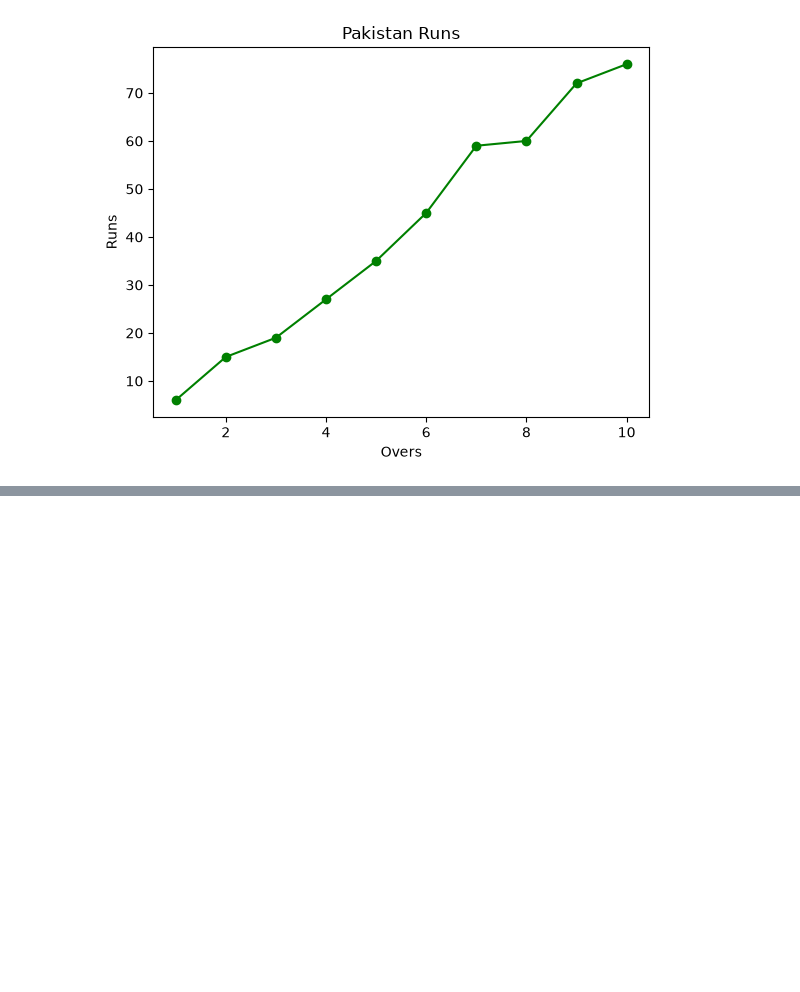
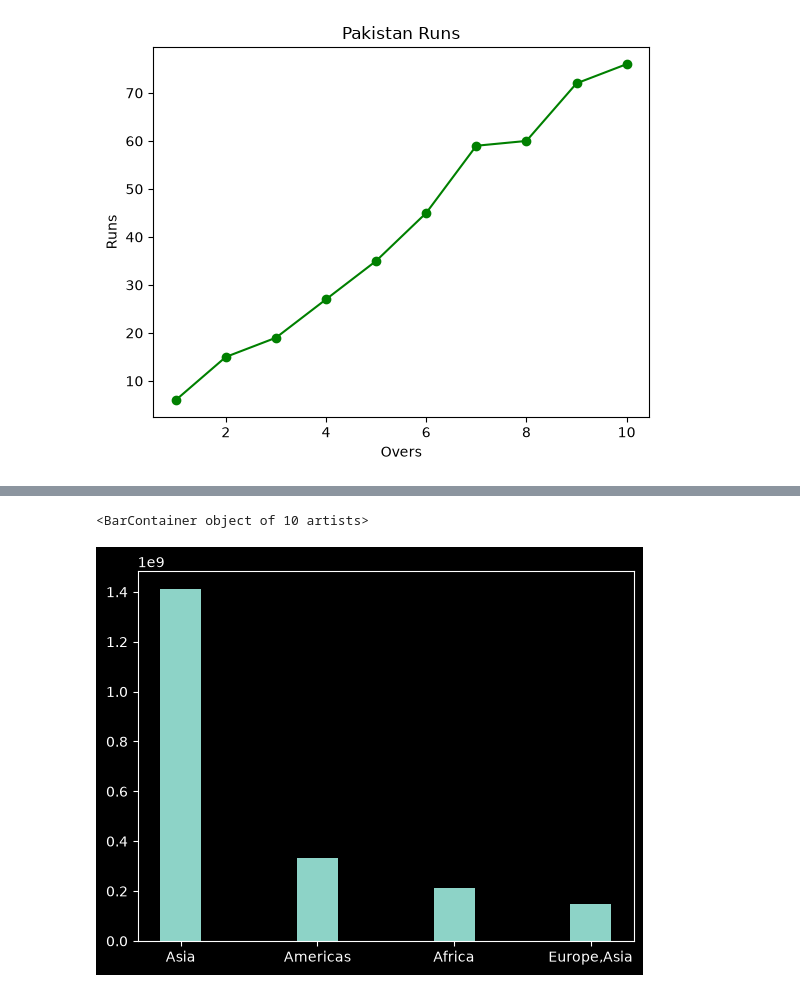
Before and after one commit to adilfarooqkhan-ds/Analytics, a Jupyter notebook: Matplotlib/index.ipynb, the cells around one changed output, grey strips where cells are left out. Cells and saved outputs as stored; diff of their text form; code cells hidden in the pictures; blank space fills up the shorter version.

```diff
--- a/Matplotlib/index.ipynb
+++ b/Matplotlib/index.ipynb
@@ -88,0 +129,5 @@ plt.style.use('dark_background')
+# %%
+plt.bar(df['Region'],df['Population'],width=0.3)
+# %% [output]
+<BarContainer object of 10 artists>
+[figure, added]
```
Also changed, not shown: parts of 16 cells of this notebook, 1 other file.
